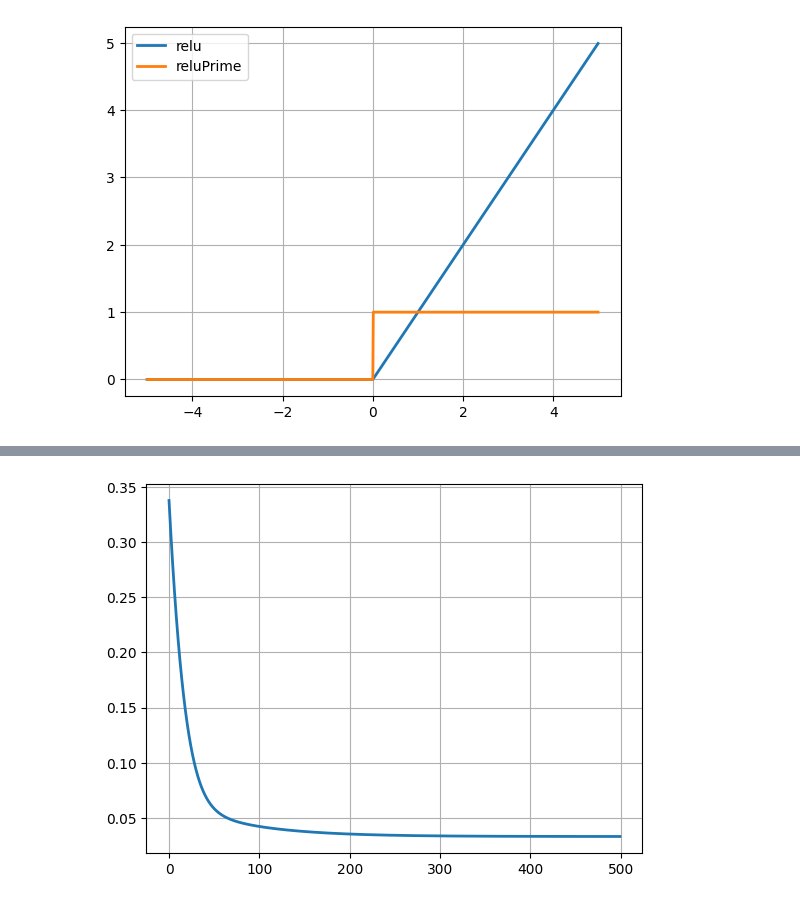
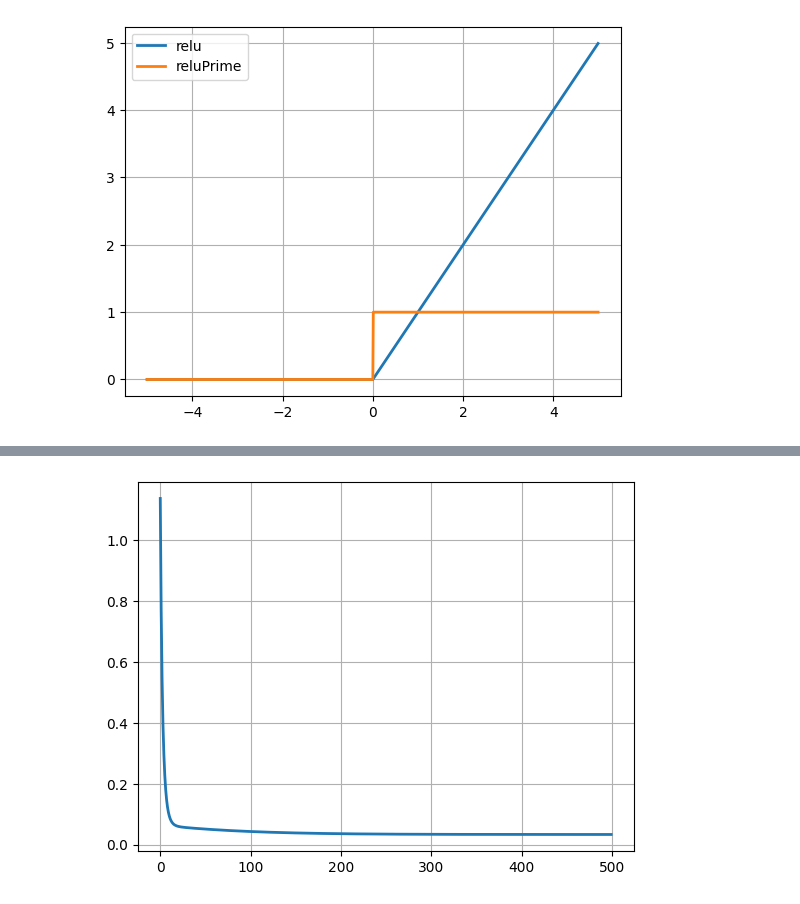
Before and after one commit to khanhthien123/CogSci131-Sp2024, a Jupyter notebook: NeuralNetsSummer23.ipynb, the cells around one changed output, grey strips where cells are left out. Cells and saved outputs as stored; diff of their text form; code cells hidden in the pictures.

```diff
--- a/NeuralNetsSummer23.ipynb
+++ b/NeuralNetsSummer23.ipynb
@@ -177,7 +177,7 @@ print (cost1,cost2)
 # %%
 #Normal NN
-scalar=0.1
-N = 500
+scalar=0.5
+N = 200
 costs = []
 iterations = []
 for i in range(N):
@@ -212,0 +240,21 @@ plt.grid(1)
+# %%
+#ReLu with 4 hidden layers
+NN_Relu_4_Layers = Neural_Network()
+NN_Relu_4_Layers.setHiddenLayerSize(4)
+scalar=0.02
+N = 500
+costs = []
+iterations = []
+for i in range(N):
+    dJdW1,dJdW2=NN_Relu_4_Layers.costFunctionPrime_ReLu(X,y)
+    NN_Relu_4_Layers.W1 = NN_Relu_4_Layers.W1-scalar*dJdW1
+    NN_Relu_4_Layers.W2 = NN_Relu_4_Layers.W2-scalar*dJdW2
+    cost = NN_Relu_4_Layers.costFunction_ReLu(X,y)
+    iterations.append(i)
+    costs.append(cost)
+
+plt.plot(iterations, costs, linewidth=2)
+plt.grid(1)
+"""
+    Using the ReLu activation function, we can see the function goes really fast to its minimum with a small learning rate.
+"""
@@ -213,18 +264,18 @@ plt.grid(1)
 # %%
-#ReLu
-scalar=0.01
+#ReLu with 10 hidden layers
+scalar=0.02
 N = 500
 costs = []
 iterations = []
 for i in range(N):
-    dJdW1,dJdW2=NN_Relu.costFunctionPrime_ReLu(X,y)
-    NN_Relu.W1 = NN_Relu.W1-scalar*dJdW1
-    NN_Relu.W2 = NN_Relu.W2-scalar*dJdW2
-    cost = NN_Relu.costFunction_ReLu(X,y)
+    dJdW1,dJdW2=NN_Relu_10_Layers.costFunctionPrime_ReLu(X,y)
+    NN_Relu_10_Layers.W1 = NN_Relu_10_Layers.W1-scalar*dJdW1
+    NN_Relu_10_Layers.W2 = NN_Relu_10_Layers.W2-scalar*dJdW2
+    cost = NN_Relu_10_Layers.costFunction_ReLu(X,y)
     iterations.append(i)
     costs.append(cost)
 
 plt.plot(iterations, costs, linewidth=2)
 plt.grid(1)
 # %% [output]
-[figure, old version]
+[figure, new version]
```
Also changed, not shown: parts of 10 cells of this notebook.
